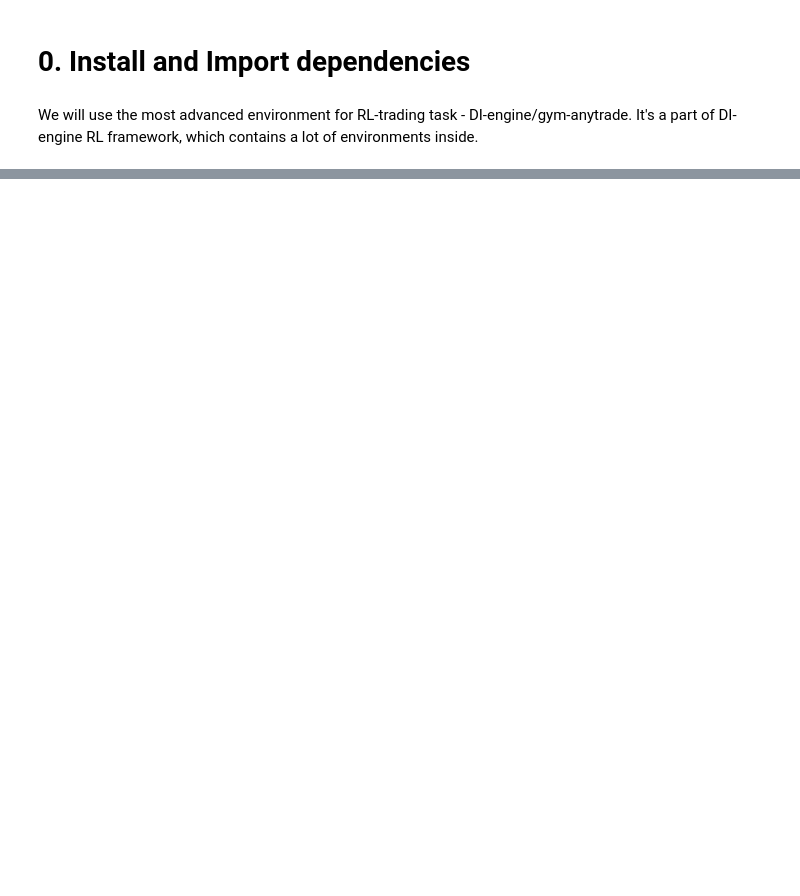
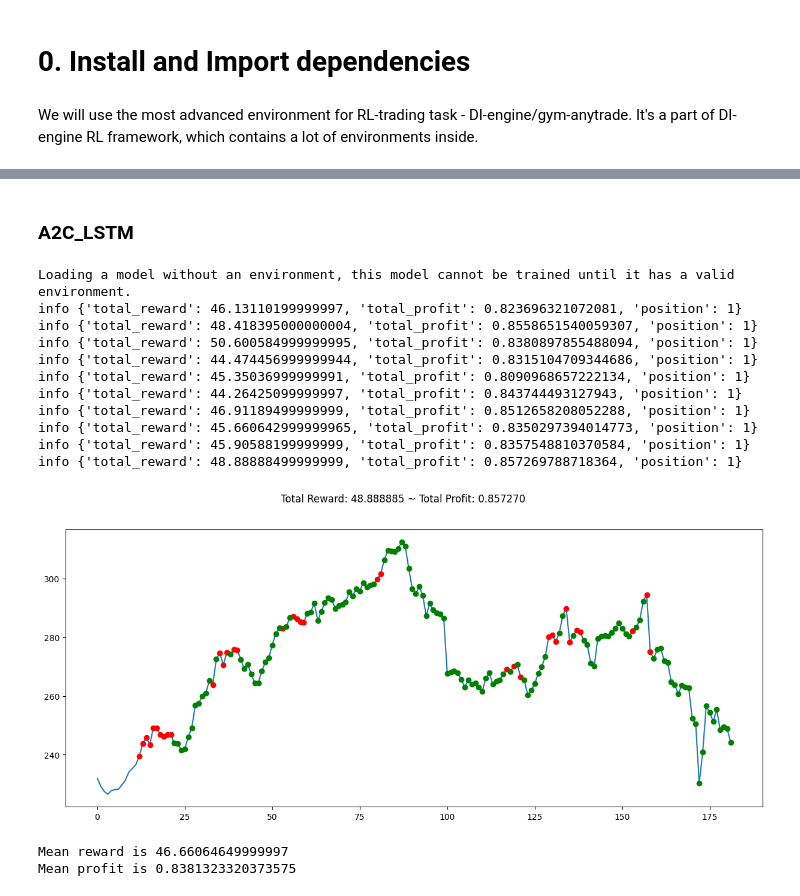
Before and after one commit to Reinforcement-Learning-F22/RL-trading-agent, a Jupyter notebook: RL_project_Akhmetzhanov_Jerome.ipynb, the cells around one changed output, grey strips where cells are left out. Saved outputs shown, nothing was run; the diff lists cells and outputs as text; code cells hidden in the pictures; blank space fills up the shorter version.

```diff
--- a/RL_project_Akhmetzhanov_Jerome.ipynb
+++ b/RL_project_Akhmetzhanov_Jerome.ipynb
@@ -143,0 +339,6 @@ AttributeError: module 'gym.logger' has no attribute 'MIN_LEVEL'
+# %%
+df2 = df
+
+df2['ADX'] = TA.ADX(df2)
+df2['STOCH'] = TA.STOCH(df2)
+df2.fillna(0, inplace=True)
@@ -143,0 +370,37 @@ AttributeError: module 'gym.logger' has no attribute 'MIN_LEVEL'
+# %% [markdown]
+### A2C_LSTM
+# %%
+model = A2C.load("models/A2C_LSTM_Extended_Custom.zip")
+
+def add_signals(env):
+    start = env.frame_bound[0] - env.window_size
+    end = env.frame_bound[1]
+    prices = env.df.loc[:, 'Low'].to_numpy()[start:end]
+    signal_features = env.df.loc[:, ['Low', 'Volume', 'SMA', 'RSI', 'OBV', 'ADX', 'STOCH']].to_numpy()[
+        start:end]
+    return prices, signal_features
+
+
+class ExtendedCustomEnv(StocksEnv):
+    _process_data = add_signals
+
+
+
+env = ExtendedCustomEnv(df=df2, frame_bound=(80,250), window_size=12)
+
+evaluate(env, model)
+# %% [output]
+Loading a model without an environment, this model cannot be trained until it has a valid environment.
+info {'total_reward': 46.13110199999997, 'total_profit': 0.823696321072081, 'position': 1}
+info {'total_reward': 48.418395000000004, 'total_profit': 0.8558651540059307, 'position': 1}
+info {'total_reward': 50.600584999999995, 'total_profit': 0.8380897855488094, 'position': 1}
+info {'total_reward': 44.474456999999944, 'total_profit': 0.8315104709344686, 'position': 1}
+info {'total_reward': 45.35036999999991, 'total_profit': 0.8090968657222134, 'position': 1}
+info {'total_reward': 44.26425099999997, 'total_profit': 0.843744493127943, 'position': 1}
+info {'total_reward': 46.91189499999999, 'total_profit': 0.8512658208052288, 'position': 1}
+info {'total_reward': 45.660642999999965, 'total_profit': 0.8350297394014773, 'position': 1}
+info {'total_reward': 45.90588199999999, 'total_profit': 0.8357548810370584, 'position': 1}
+info {'total_reward': 48.88888499999999, 'total_profit': 0.857269788718364, 'position': 1}
+[figure, added]
+Mean reward is 46.66064649999997
+Mean profit is 0.8381323320373575
```
Also changed, not shown: parts of 73 cells of this notebook, 3 other files.
